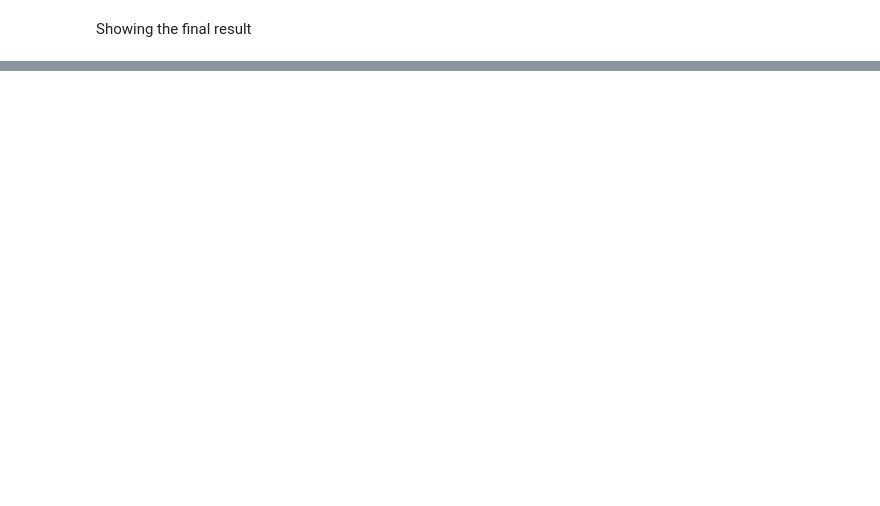
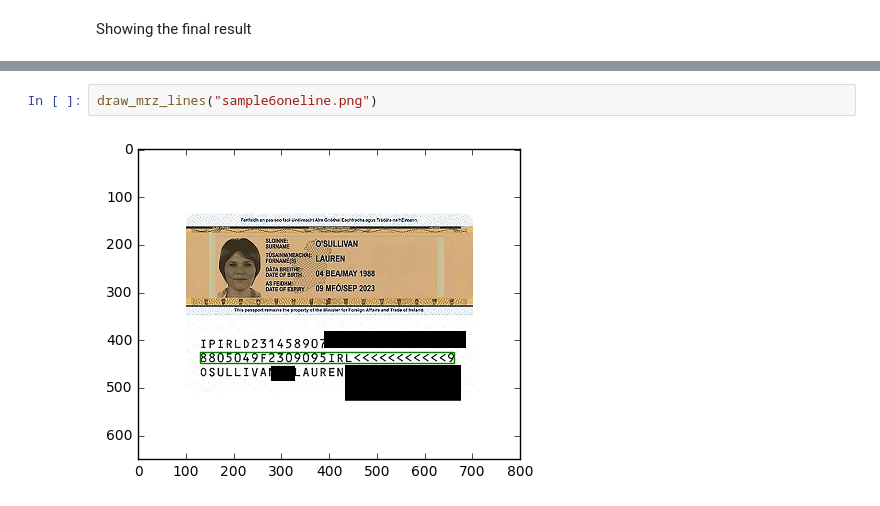
Before and after one commit to xmarvin/angle-bracket-detection-lab, a Jupyter notebook: mrz-result.ipynb, the cells around one changed output, grey strips where cells are left out. Saved outputs shown, nothing was run; the diff lists cells and outputs as text; blank space fills up the shorter version.

```diff
--- a/mrz-result.ipynb
+++ b/mrz-result.ipynb
@@ -121,0 +151,4 @@ draw_boundaries(original_image, brackets_lines)
+# %%
+draw_mrz_lines("sample6oneline.png")
+# %% [output]
+[figure, added]
```
Also changed, not shown: parts of 26 cells of this notebook, 3 other files.
